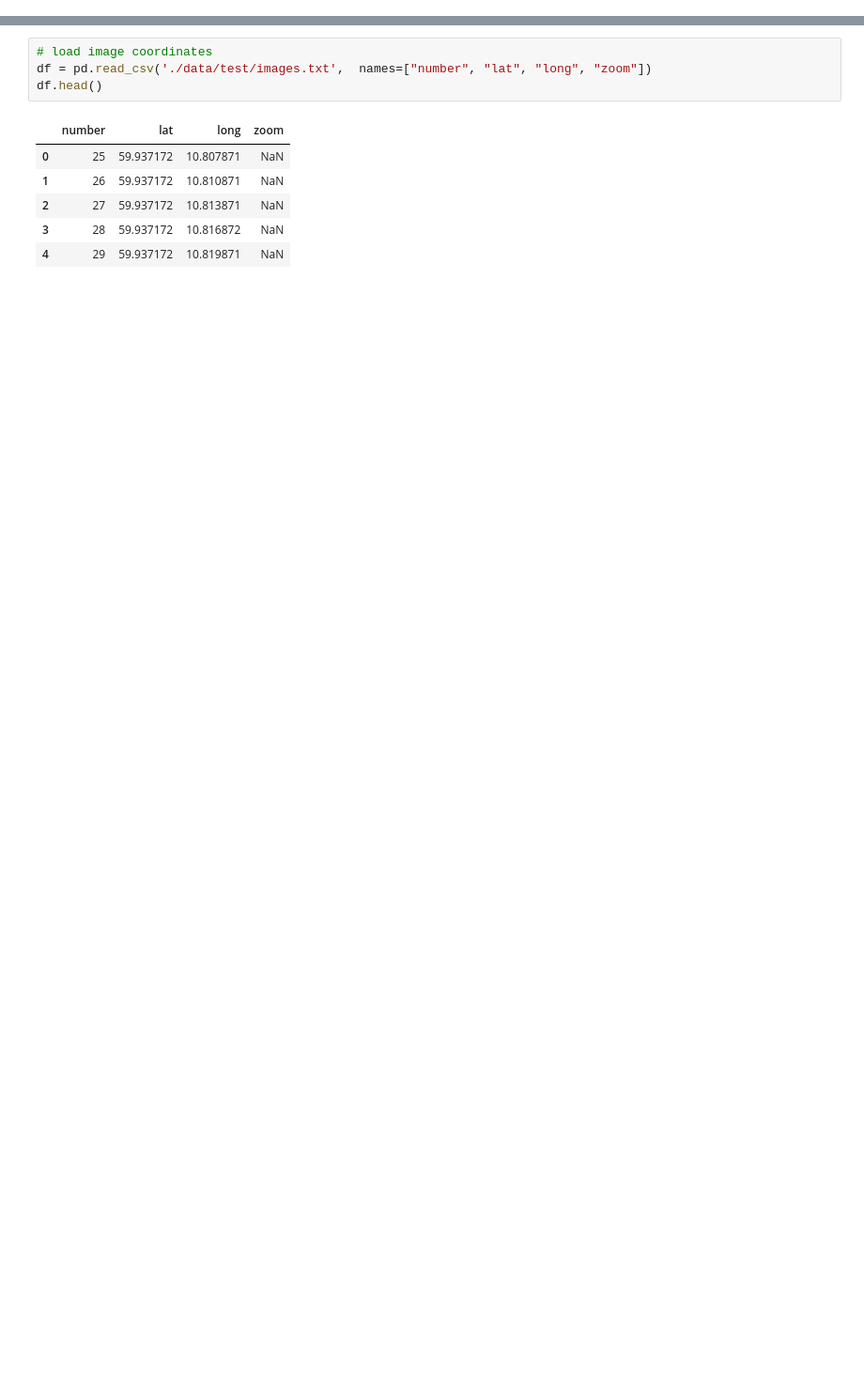
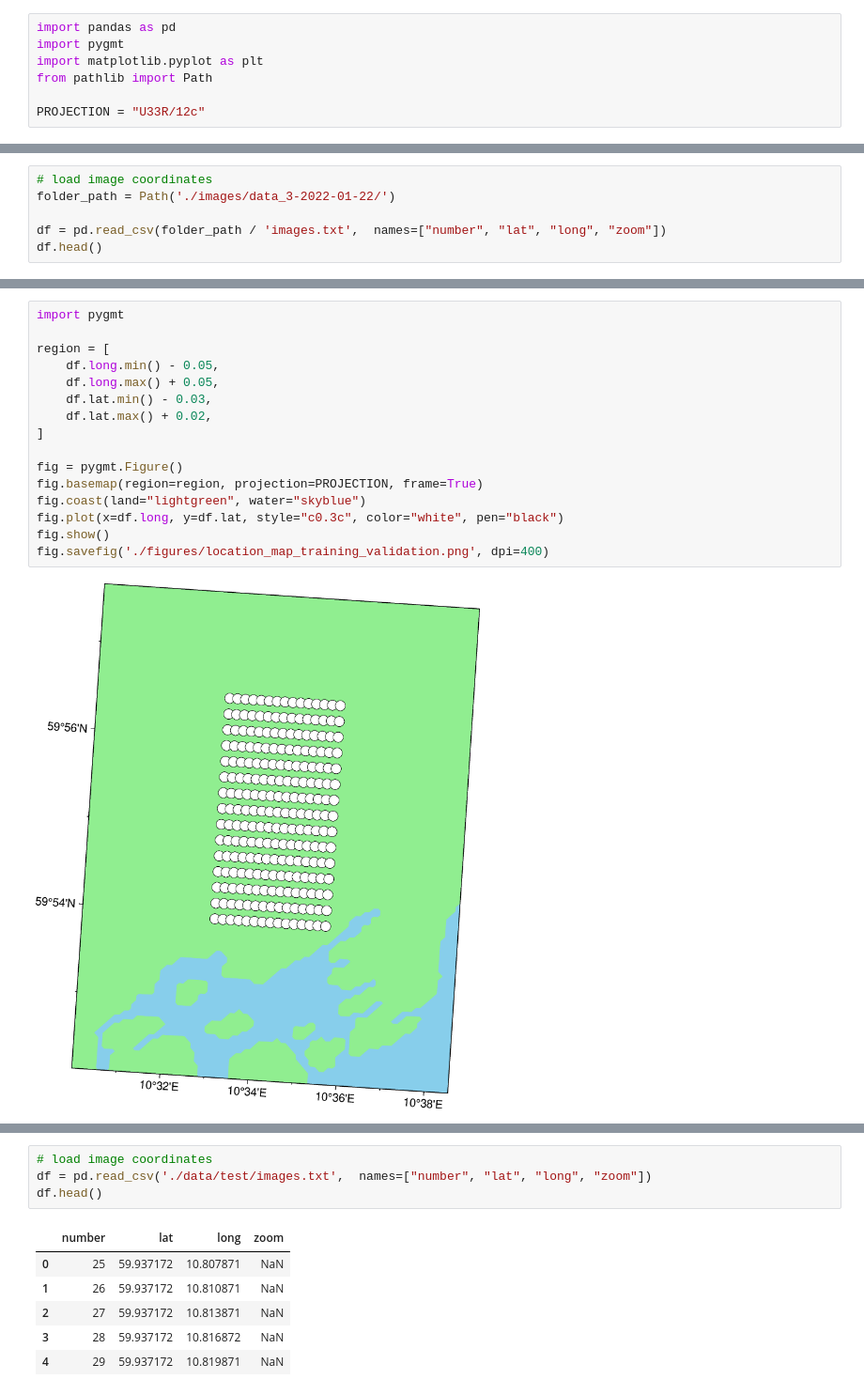
Before and after one commit to lukegriffiths/trampolines, a Jupyter notebook: visualisation.ipynb, the cells around one changed output, grey strips where cells are left out. Shown at 94% size. Drawn from its saved outputs; the diff is of its cells as text; blank space fills up the shorter version.

```diff
--- a/visualisation.ipynb
+++ b/visualisation.ipynb
@@ -4,0 +6,7 @@ import pandas as pd
+# %%
+import pandas as pd
+import pygmt
+import matplotlib.pyplot as plt
+from pathlib import Path
+
+PROJECTION = "U33R/12c"
@@ -4,0 +15,6 @@ import pandas as pd
+# %%
+# load image coordinates
+folder_path = Path('./images/data_3-2022-01-22/')
+
+df = pd.read_csv(folder_path / 'images.txt',  names=["number", "lat", "long", "zoom"])
+df.head()
@@ -4,0 +28,18 @@ import pandas as pd
+# %%
+import pygmt
+
+region = [
+    df.long.min() - 0.05,
+    df.long.max() + 0.05,
+    df.lat.min() - 0.03,
+    df.lat.max() + 0.02,
+]
+
+fig = pygmt.Figure()
+fig.basemap(region=region, projection=PROJECTION, frame=True)
+fig.coast(land="lightgreen", water="skyblue")
+fig.plot(x=df.long, y=df.lat, style="c0.3c", color="white", pen="black")
+fig.show()
+fig.savefig('./figures/location_map_training_validation.png', dpi=400)
+# %% [output]
+[figure, added]
```
Also changed, not shown: parts of 13 cells of this notebook.
